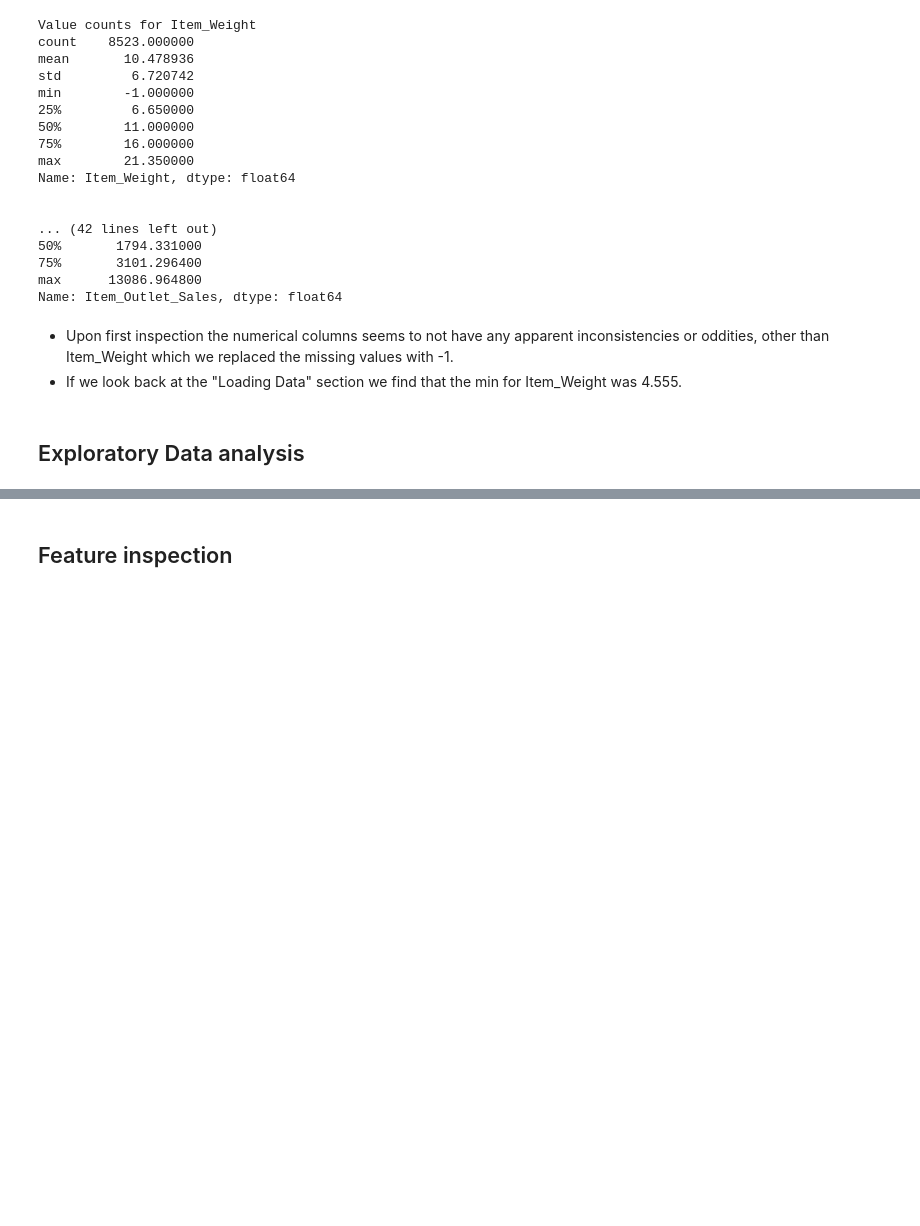
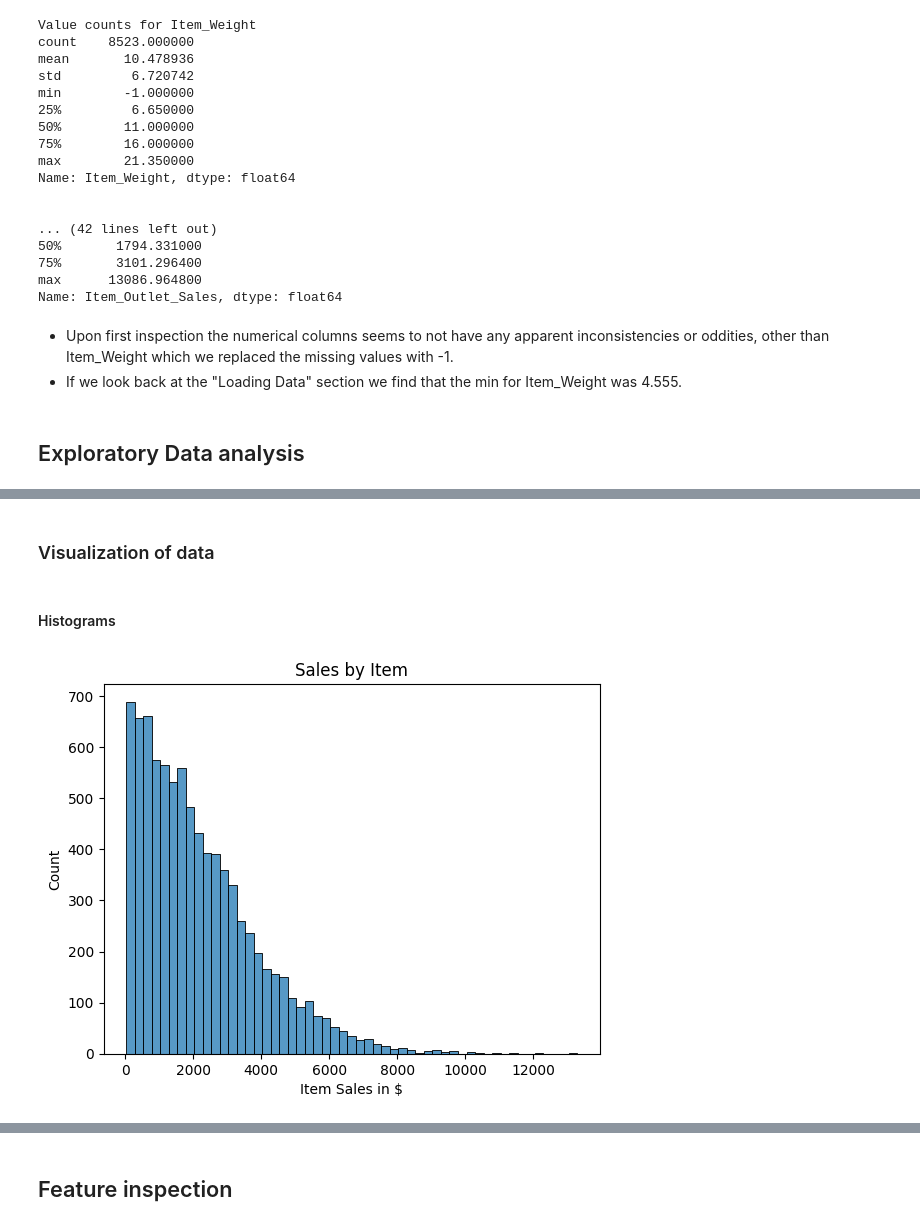
Before and after one commit to ThomasLane1820/Prediction-of-Product-Sales, a Jupyter notebook: Production_of_Product_Sales.ipynb, the cells around one changed output, grey strips where cells are left out. Drawn from its saved outputs; the diff is of its cells as text; code cells hidden in the pictures; blank space fills up the shorter version.

```diff
--- a/Production_of_Product_Sales.ipynb
+++ b/Production_of_Product_Sales.ipynb
@@ -293,0 +314,12 @@ Name: Item_Outlet_Sales, dtype: float64
+# %% [markdown]
+### Visualization of data
+# %% [markdown]
+#### Histograms
+# %%
+# Creating a histogram displaying the sales per item.
+ax = sns.histplot(data = df, x = 'Item_Outlet_Sales', binwidth = 250)
+ax.ticklabel_format(style = 'plain')
+ax.set_title('Sales by Item');
+ax.set_xlabel('Item Sales in $');
+# %% [output]
+[figure, added]
```
Also changed, not shown: parts of 21 cells of this notebook.
